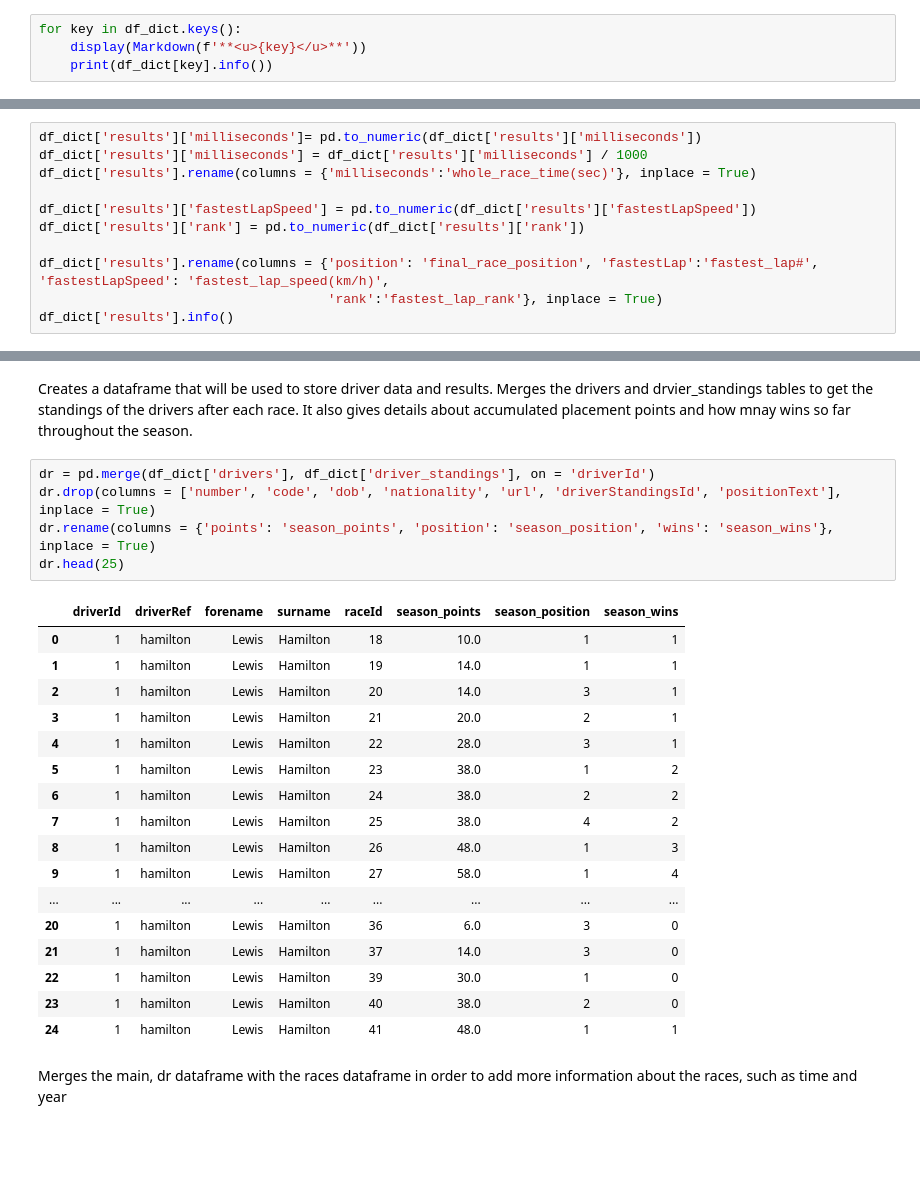
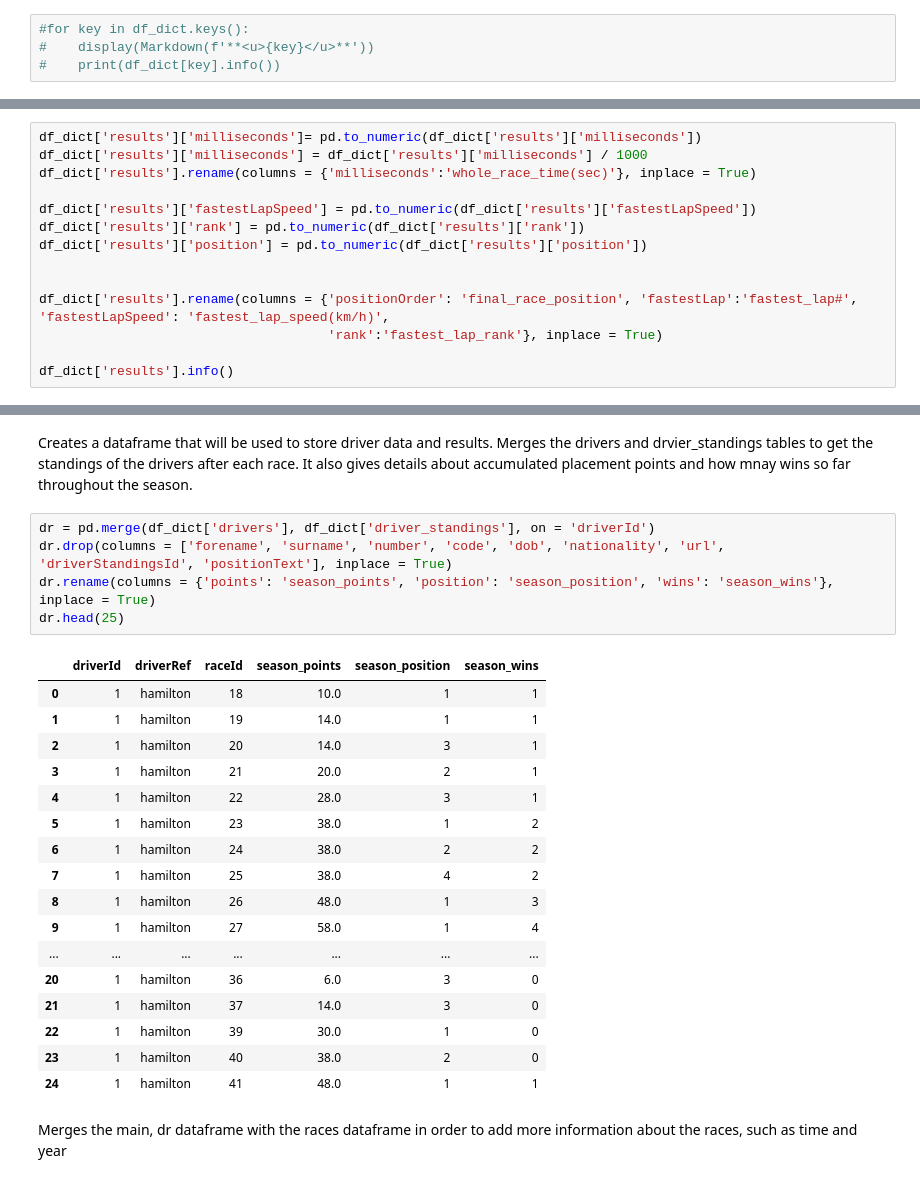
Before and after one commit to nateq02/STAT_Final_Project, a Jupyter notebook: final_project.ipynb, the cells around one changed output, grey strips where cells are left out. Drawn from its saved outputs; the diff is of its cells as text; blank space fills up the shorter version.

```diff
--- a/final_project.ipynb
+++ b/final_project.ipynb
@@ -67,6 +72,6 @@ status = (139, 2)
 # %% [markdown]
 Shows info on all 13 datasets
 # %%
-for key in df_dict.keys():
-    display(Markdown(f'**<u>{key}</u>**'))
-    print(df_dict[key].info())
+#for key in df_dict.keys():
+#    display(Markdown(f'**<u>{key}</u>**'))
+#    print(df_dict[key].info())
@@ -241,9 +163,12 @@ df_dict['results'].rename(columns = {'milliseconds':'whole_race_time(sec)'}, inp
 
 df_dict['results']['fastestLapSpeed'] = pd.to_numeric(df_dict['results']['fastestLapSpeed'])
 df_dict['results']['rank'] = pd.to_numeric(df_dict['results']['rank'])
+df_dict['results']['position'] = pd.to_numeric(df_dict['results']['position'])
 
-df_dict['results'].rename(columns = {'position': 'final_race_position', 'fastestLap':'fastest_lap#', 'fastestLapSpeed': 'fastest_lap_speed(km/h)',
+
+df_dict['results'].rename(columns = {'positionOrder': 'final_race_position', 'fastestLap':'fastest_lap#', 'fastestLapSpeed': 'fastest_lap_speed(km/h)',
                                      'rank':'fastest_lap_rank'}, inplace = True)
+
 df_dict['results'].info()
 # %% [output]
 <class 'pandas.core.frame.DataFrame'>
@@ -267,27 +192,27 @@ memory usage: 3.6+ MB
 Creates a dataframe that will be used to store driver data and results. Merges the drivers and drvier_standings tables to get the standings of the drivers after each race. It also gives details about accumulated placement points and how mnay wins so far throughout the season.
 # %%
 dr = pd.merge(df_dict['drivers'], df_dict['driver_standings'], on = 'driverId')
-dr.drop(columns = ['number', 'code', 'dob', 'nationality', 'url', 'driverStandingsId', 'positionText'], inplace = True)
+dr.drop(columns = ['forename', 'surname', 'number', 'code', 'dob', 'nationality', 'url', 'driverStandingsId', 'positionText'], inplace = True)
 dr.rename(columns = {'points': 'season_points', 'position': 'season_position', 'wins': 'season_wins'}, inplace = True)
 dr.head(25)
 # %% [output]
-|  | driverId | driverRef | forename | surname | raceId | season_points | season_position | season_wins |
-| 0 | 1 | hamilton | Lewis | Hamilton | 18 | 10.0 | 1 | 1 |
-| 1 | 1 | hamilton | Lewis | Hamilton | 19 | 14.0 | 1 | 1 |
-| 2 | 1 | hamilton | Lewis | Hamilton | 20 | 14.0 | 3 | 1 |
-| 3 | 1 | hamilton | Lewis | Hamilton | 21 | 20.0 | 2 | 1 |
-| 4 | 1 | hamilton | Lewis | Hamilton | 22 | 28.0 | 3 | 1 |
-| 5 | 1 | hamilton | Lewis | Hamilton | 23 | 38.0 | 1 | 2 |
-| 6 | 1 | hamilton | Lewis | Hamilton | 24 | 38.0 | 2 | 2 |
-| 7 | 1 | hamilton | Lewis | Hamilton | 25 | 38.0 | 4 | 2 |
-| 8 | 1 | hamilton | Lewis | Hamilton | 26 | 48.0 | 1 | 3 |
-| 9 | 1 | hamilton | Lewis | Hamilton | 27 | 58.0 | 1 | 4 |
-| ... | ... | ... | ... | ... | ... | ... | ... | ... |
-| 20 | 1 | hamilton | Lewis | Hamilton | 36 | 6.0 | 3 | 0 |
-| 21 | 1 | hamilton | Lewis | Hamilton | 37 | 14.0 | 3 | 0 |
-| 22 | 1 | hamilton | Lewis | Hamilton | 39 | 30.0 | 1 | 0 |
-| 23 | 1 | hamilton | Lewis | Hamilton | 40 | 38.0 | 2 | 0 |
-| 24 | 1 | hamilton | Lewis | Hamilton | 41 | 48.0 | 1 | 1 |
+|  | driverId | driverRef | raceId | season_points | season_position | season_wins |
+| 0 | 1 | hamilton | 18 | 10.0 | 1 | 1 |
+| 1 | 1 | hamilton | 19 | 14.0 | 1 | 1 |
+| 2 | 1 | hamilton | 20 | 14.0 | 3 | 1 |
+| 3 | 1 | hamilton | 21 | 20.0 | 2 | 1 |
+| 4 | 1 | hamilton | 22 | 28.0 | 3 | 1 |
+| 5 | 1 | hamilton | 23 | 38.0 | 1 | 2 |
+| 6 | 1 | hamilton | 24 | 38.0 | 2 | 2 |
+| 7 | 1 | hamilton | 25 | 38.0 | 4 | 2 |
+| 8 | 1 | hamilton | 26 | 48.0 | 1 | 3 |
+| 9 | 1 | hamilton | 27 | 58.0 | 1 | 4 |
+| ... | ... | ... | ... | ... | ... | ... |
+| 20 | 1 | hamilton | 36 | 6.0 | 3 | 0 |
+| 21 | 1 | hamilton | 37 | 14.0 | 3 | 0 |
+| 22 | 1 | hamilton | 39 | 30.0 | 1 | 0 |
+| 23 | 1 | hamilton | 40 | 38.0 | 2 | 0 |
+| 24 | 1 | hamilton | 41 | 48.0 | 1 | 1 |
 # %% [markdown]
 Merges the main, dr dataframe with the races dataframe in order to add more information about the races, such as time and year
 # %%
```
Also changed, not shown: parts of 35 cells of this notebook.
